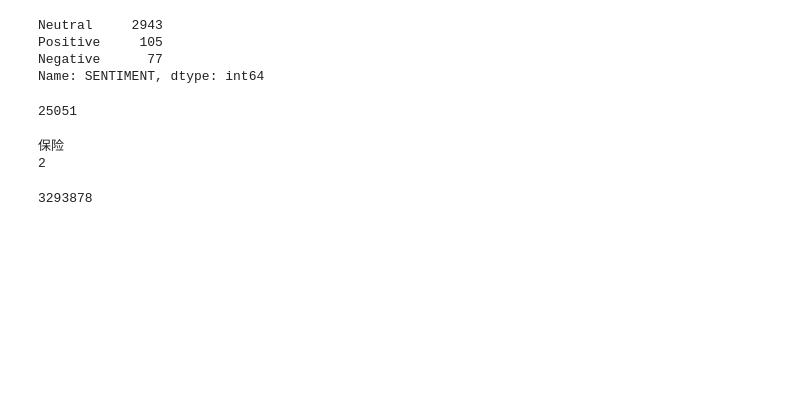
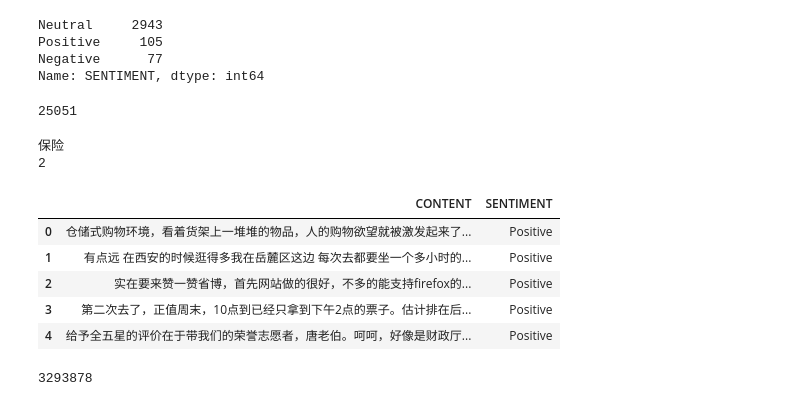
Before and after one commit to zbxzc35/zh_cnn_text_classify, a Jupyter notebook: data_preparation.ipynb, the cells around one changed output. Saved outputs shown, nothing was run; the diff lists cells and outputs as text; code cells hidden in the pictures; blank space fills up the shorter version.

Commit message:
Merge branch 'master' into sentiment_analysis
# Conflicts:
#	data_preparation.ipynb
#	text_cnn.py
#	train.py

```diff
--- a/data_preparation.ipynb
+++ b/data_preparation.ipynb
@@ -48,6 +66,10 @@ for i in range(len(data)):
     if data['SENTIMENT'][i] == 'Irrelevant':
         data['SENTIMENT'][i] = 'Neutral'
 length = np.array(length)
+# %%
+dianping = dianping.reset_index(drop=True)
+shuffle_indices = np.random.permutation(np.arange(len(dianping)))
+dianping = dianping.loc[shuffle_indices]
 # %%
 from sklearn.model_selection import train_test_split
 
@@ -124,2 +139,0 @@ for i in range(len(dianping_json)):
-# %%
-dianping = pd.read_json(x, lines=True)
@@ -128,3 +140,12 @@ dianping.to_csv('./data/dianping.csv',encoding = 'utf-8')
+# %%
+dianping.head()
+# %% [output]
+|  | CONTENT | SENTIMENT |
+| 0 | 仓储式购物环境，看着货架上一堆堆的物品，人的购物欲望就被激发起来了... | Positive |
+| 1 | 有点远 在西安的时候逛得多我在岳麓区这边 每次去都要坐一个多小时的... | Positive |
+| 2 | 实在要来赞一赞省博，首先网站做的很好，不多的能支持firefox的... | Positive |
+| 3 | 第二次去了，正值周末，10点到已经只拿到下午2点的票子。估计排在后... | Positive |
+| 4 | 给予全五星的评价在于带我们的荣誉志愿者，唐老伯。呵呵，好像是财政厅... | Positive |
 # %%
 # %% [output]
 3293878
```
Also changed, not shown: parts of 8 cells of this notebook, 2 other files.
